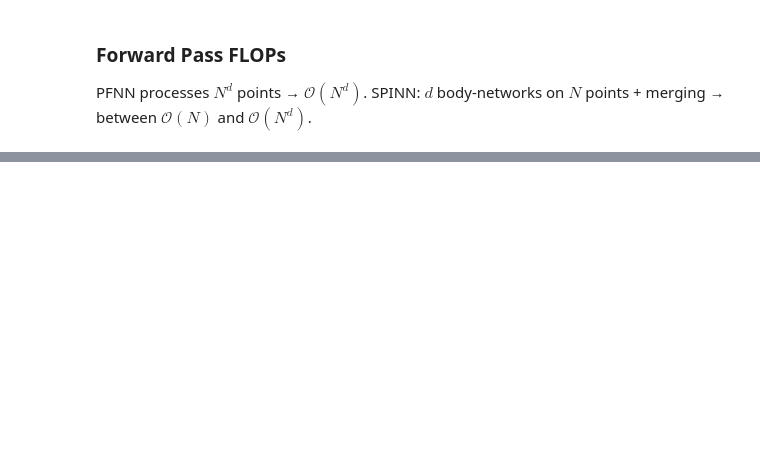
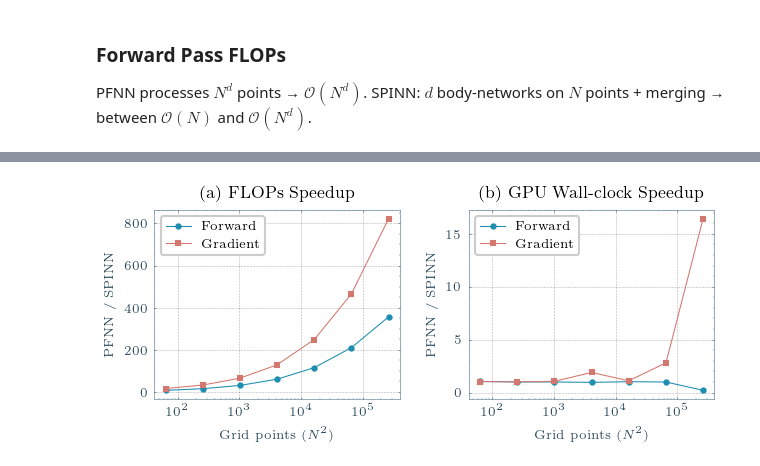
Before and after one commit to bonneted/PhD, a Jupyter notebook: chapters/III_SPINN.ipynb, the cells around one changed output, grey strips where cells are left out. Saved outputs shown, nothing was run; the diff lists cells and outputs as text; code cells hidden in the pictures; blank space fills up the shorter version.

```diff
--- a/chapters/III_SPINN.ipynb
+++ b/chapters/III_SPINN.ipynb
@@ -242,0 +369,91 @@ At N=256 (65,536 points):
+# %%
+# Generate comprehensive LaTeX table, display as table, and save to disk
+from IPython.display import display, Markdown
+import pandas as pd
+
+timing_total_points = [n**2 for n in timing_batch_sizes]
+
+# Create DataFrame for display - reorganized with Forward/Gradient as main sections
+# Merged format: "FLOPs / time ms (speedup)"
+fwd_data = []
+for i, n in enumerate(timing_batch_sizes):
+    fwd_data.append({
+        'N': n,
+        'PFNN (FLOPs / ms)': f"{pfnn_fwd_flops[i]:.2e} / {pfnn_fwd_times[i]:.3f}",
+        'SPINN (FLOPs / ms)': f"{spinn_fwd_flops[i]:.2e} / {spinn_fwd_times[i]:.3f}",
+        'Speedup (FLOPs / Time)': f"{fwd_speedup[i]:.1f}× / {time_fwd_speedup[i]:.1f}×"
+    })
+
+grad_data = []
+for i, n in enumerate(timing_batch_sizes):
+    grad_data.append({
+        'N': n,
+        'PFNN (FLOPs / ms)': f"{pfnn_grad_flops[i]:.2e} / {pfnn_grad_times[i]:.3f}",
+        'SPINN (FLOPs / ms)': f"{spinn_grad_flops[i]:.2e} / {spinn_grad_times[i]:.3f}",
+        'Speedup (FLOPs / Time)': f"{grad_speedup[i]:.1f}× / {time_grad_speedup[i]:.1f}×"
+    })
+
+# LaTeX table with two big sections: Forward and Gradient
+# Merged columns: FLOPs/time and speedup (FLOPs/Time) in each cell
+latex_table = r"""\begin{tabular}{lrrr}
+    \toprule
+    & \multicolumn{2}{c}{\textbf{FLOPs / Time (ms)}} & \textbf{Speedup} \\
+    \cmidrule(lr){2-3}
+    $N$ & PFNN & SPINN & (FLOPs / Time) \\
+    \midrule
+    \multicolumn{4}{c}{\textit{Forward Pass}} \\
+    \midrule
+"""
+for i, n in enumerate(timing_batch_sizes):
+    latex_table += f"    {n} & {pfnn_fwd_flops[i]:.2e} / {pfnn_fwd_times[i]:.3f} "
+    latex_table += f"& {spinn_fwd_flops[i]:.2e} / {spinn_fwd_times[i]:.3f} "
+    latex_table += f"& {fwd_speedup[i]:.1f}$\\times$ / {time_fwd_speedup[i]:.1f}$\\times$ \\\\\n"
+
+latex_table += r"""    \midrule
+    \multicolumn{4}{c}{\textit{Gradient}} \\
+    \midrule
+"""
+for i, n in enumerate(timing_batch_sizes):
+    latex_table += f"    {n} & {pfnn_grad_flops[i]:.2e} / {pfnn_grad_times[i]:.3f} "
+    latex_table += f"& {spinn_grad_flops[i]:.2e} / {spinn_grad_times[i]:.3f} "
+    latex_table += f"& {grad_speedup[i]:.1f}$\\times$ / {time_grad_speedup[i]:.1f}$\\times$ \\\\\n"
+
+latex_table += r"""    \bottomrule
+\end{tabular}"""
+
+# Save LaTeX table to disk
+table_dir = os.path.join(results_folder, "table")
+os.makedirs(table_dir, exist_ok=True)
+latex_path = os.path.join(table_dir, "spinn_efficiency_table.tex")
+with open(latex_path, 'w') as f:
+    f.write(latex_table)
+print(f"\nLaTeX table saved to: {latex_path}")
+
+# Plot: FLOPs speedup vs Time speedup
+fig, axes = plt.subplots(1, 2, figsize=(page_width*0.9, page_width*0.4), dpi=150)
+
+# (a) FLOPs Speedup
+axes[0].semilogx(timing_total_points, fwd_speedup, 'o-', label='Forward')
+axes[0].semilogx(timing_total_points, grad_speedup, 's-', label='Gradient')
+axes[0].set(xlabel=r'Grid points ($N^2$)', ylabel=r'PFNN / SPINN', title='(a) FLOPs Speedup')
+axes[0].legend()
+axes[0].grid(True, alpha=0.3)
+
+# (b) Time Speedup (GPU)
+axes[1].semilogx(timing_total_points, time_fwd_speedup, 'o-', label='Forward')
+axes[1].semilogx(timing_total_points, time_grad_speedup, 's-', label='Gradient')
+axes[1].set(xlabel=r'Grid points ($N^2$)', ylabel=r'PFNN / SPINN', title='(b) GPU Wall-clock Speedup')
+axes[1].legend()
+axes[1].grid(True, alpha=0.3)
+
+plt.tight_layout()
+
+if save_fig:
+    figure_dir = os.path.join(results_folder, "figures")
+    os.makedirs(figure_dir, exist_ok=True)
+    fig.savefig(os.path.join(figure_dir,"spinn_speedup_comparison.pdf"), bbox_inches='tight')
+
+print(f"\nAt N={timing_batch_sizes[-1]} ({timing_total_points[-1]:,} points):")
+print(f"  FLOPs speedup  - Forward: {fwd_speedup[-1]:.1f}x, Gradient: {grad_speedup[-1]:.1f}x")
+print(f"  Time speedup   - Forward: {time_fwd_speedup[-1]:.1f}x, Gradient: {time_grad_speedup[-1]:.1f}x")
+# %% [output]
@@ -242,0 +469 @@ At N=256 (65,536 points):
+[figure, added]
```
Also changed, not shown: parts of 16 cells of this notebook, 3 other files.
